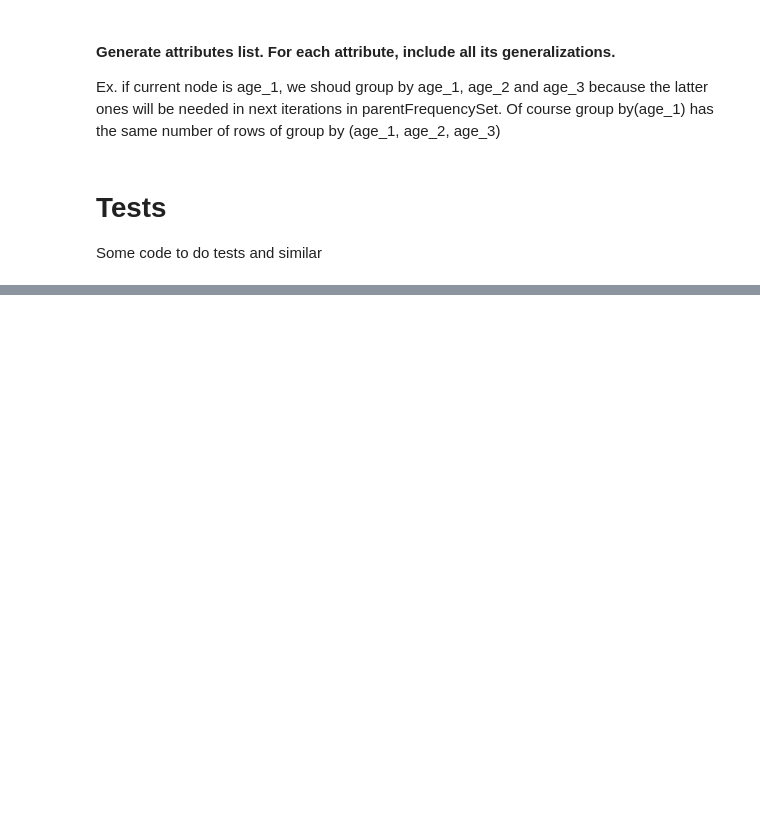
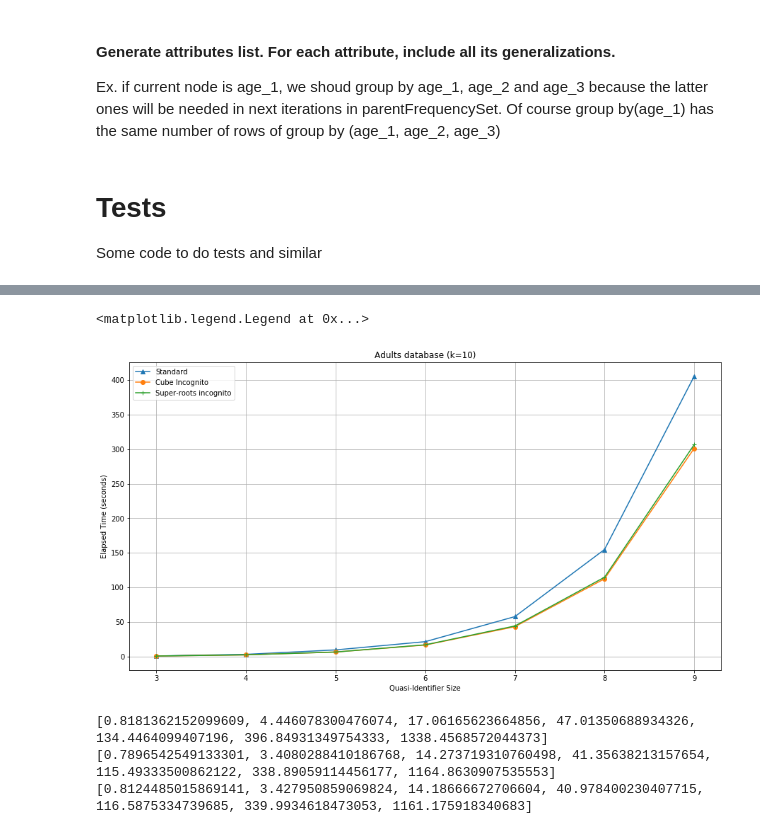
Before and after one commit to andreafasci/DPP_Project, a Jupyter notebook: DPP_Project.ipynb, the cells around one changed output, grey strips where cells are left out. Cells and saved outputs as stored; diff of their text form; code cells hidden in the pictures; blank space fills up the shorter version.

```diff
--- a/DPP_Project.ipynb
+++ b/DPP_Project.ipynb
@@ -457,2 +510,10 @@ def getNodeHeight(node):
             height = height + nodeAttr[ATTRIBUTE_HEIGHT]
         return height
+# %%
+def fromListToNode(L):
+    attributeList = list()
+    for element in L:
+        attribute_height = int(element[len(element)-1])
+        attribute_name = element[:len(element)-2]
+        attributeList.append((attribute_name, attribute_height))
+    return tuple(attributeList)
@@ -617,0 +1052,21 @@ printGraph(graph)
+# %%
+plt.figure(figsize=(15,8))
+plt.grid()
+plt.plot(paper_data_x, our_data_standard_K_10, '^-', label='Standard')
+plt.plot(paper_data_x, our_data_cube_K_10, 'o-', label='Cube Incognito')
+plt.plot(paper_data_x, our_data_superRoot_K_10, '+-', label='Super-roots incognito')
+plt.title("Adults database (k=10)")
+plt.ylabel("Elapsed Time (seconds)")
+plt.xlabel("Quasi-Identifier Size")
+plt.legend()
+# %% [output]
+<matplotlib.legend.Legend at 0x...>
+[figure, added]
+# %%
+print(our_data_standard_K_2)
+print(our_data_superRoot_K_2)
+print(our_data_cube_K_2)
+# %% [output]
+[0.8181362152099609, 4.446078300476074, 17.06165623664856, 47.01350688934326, 134.4464099407196, 396.84931349754333, 1338.4568572044373]
+[0.7896542549133301, 3.4080288410186768, 14.273719310760498, 41.35638213157654, 115.49333500862122, 338.89059114456177, 1164.8630907535553]
+[0.8124485015869141, 3.427950859069824, 14.18666672706604, 40.978400230407715, 116.5875334739685, 339.9934618473053, 1161.175918340683]
```
Also changed, not shown: parts of 23 cells of this notebook, 1 other file.
